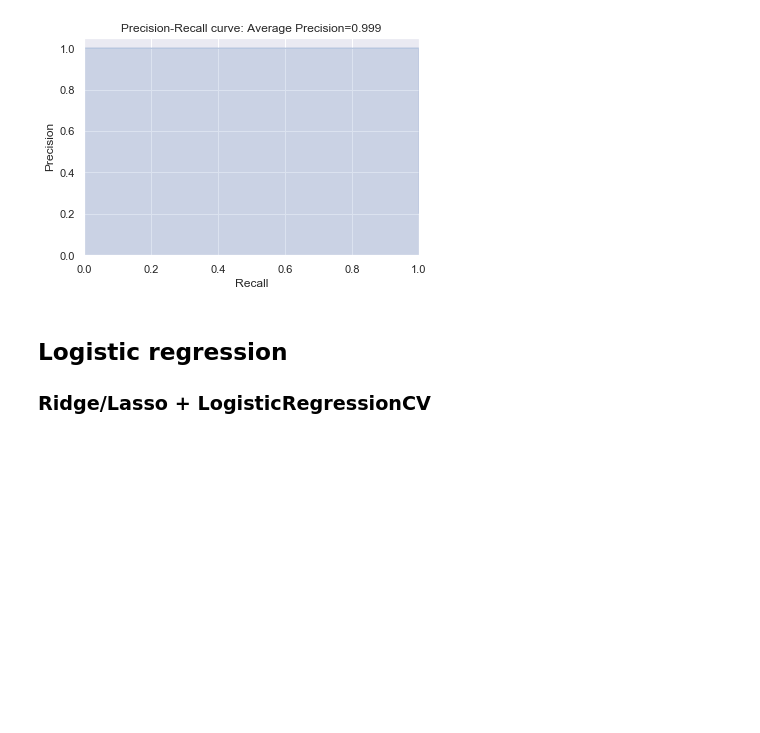
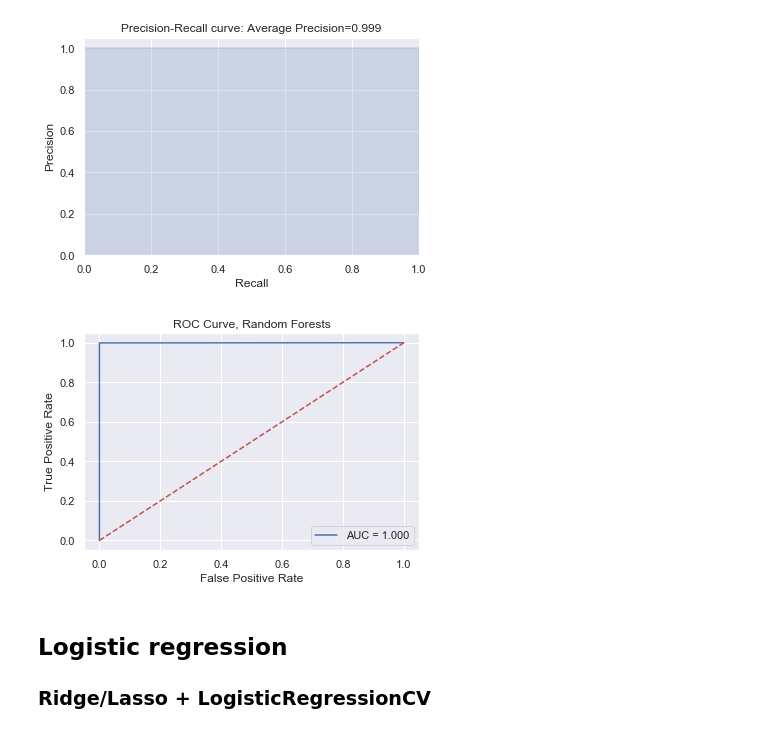
Before and after one commit to tloeber/Springboard, a Jupyter notebook: capstone_lending_club/lending_club_2_modeling.ipynb, the cells around one changed output. Cells and saved outputs as stored; diff of their text form; code cells hidden in the pictures; blank space fills up the shorter version.

Commit message:
Adds ROC curves.

```diff
--- a/capstone_lending_club/lending_club_2_modeling.ipynb
+++ b/capstone_lending_club/lending_club_2_modeling.ipynb
@@ -191,6 +194,28 @@ def plot_precision_recall(y_test, y_pred):
 plot_precision_recall(y_test_small, y_pred_rf)
 # %% [output]
 [figure]
+# %%
+def plot_roc(y_test, y_pred, model_name=None):
+    false_positive_rate, true_positive_rate, thresholds = \
+        roc_curve(y_test_small, y_pred_rf)
+    roc_auc = auc(false_positive_rate, true_positive_rate)
+    plt.plot(false_positive_rate, true_positive_rate, 'b',
+             label='AUC = {0:.3f}'.format(roc_auc))
+    plt.legend(loc='lower right')
+    plt.plot([0, 1],[0, 1], 'r--')
+    plt.xlabel('False Positive Rate')
+    plt.ylabel('True Positive Rate')
+    title='ROC Curve'
+    # Add custom title, if specified
+    if model_name is not None:
+        title = ', '.join([title, model_name])
+    plt.title(title)
+    plt.show();
+
+# Plot ROC curve for random forests
+plot_roc(y_test_small, y_pred_rf, 'Random Forests')
+# %% [output]
+[figure, added]
 # %% [markdown]
 ## Logistic regression
 ### Ridge/Lasso + LogisticRegressionCV
```
Also changed, not shown: parts of 5 cells of this notebook.
